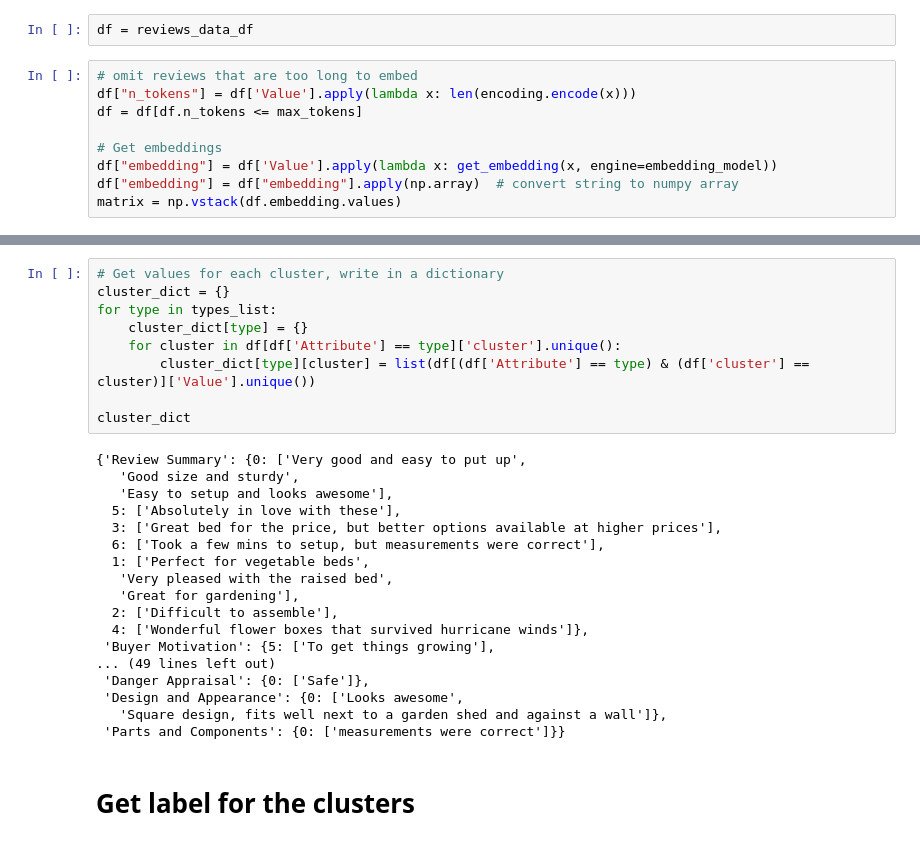
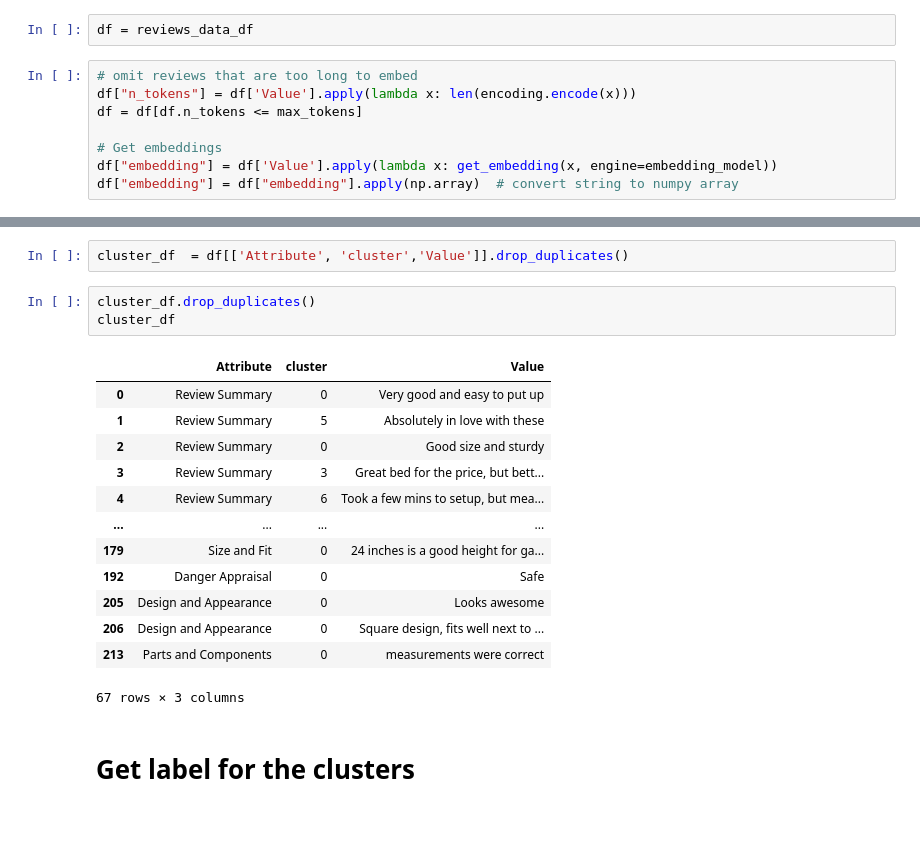
Before and after one commit to p-vbordei/ProductExplorer, a Jupyter notebook: notebooks/Data_Reviews_step_3_clustering.ipynb, the cells around one changed output, grey strips where cells are left out. Drawn from its saved outputs; the diff is of its cells as text.

```diff
--- a/notebooks/Data_Reviews_step_3_clustering.ipynb
+++ b/notebooks/Data_Reviews_step_3_clustering.ipynb
@@ -90,7 +90,6 @@ df = df[df.n_tokens <= max_tokens]
 # Get embeddings
 df["embedding"] = df['Value'].apply(lambda x: get_embedding(x, engine=embedding_model))
 df["embedding"] = df["embedding"].apply(np.array)  # convert string to numpy array
-matrix = np.vstack(df.embedding.values)
 # %%
 max_n_clusters = 7
 df["cluster"] = np.nan
@@ -145,33 +145,25 @@ Try using .loc[row_indexer,col_indexer] = value instead
 
 See the caveats in the documentation: https://pandas.pydata.org/pandas-docs/stable/user_guide/indexing.html#returning-a-view-versus-a-copy
   df_type["cluster"] = labels
-# %%
-# Get values for each cluster, write in a dictionary
-cluster_dict = {}
-for type in types_list:
-    cluster_dict[type] = {}
-    for cluster in df[df['Attribute'] == type]['cluster'].unique():
-        cluster_dict[type][cluster] = list(df[(df['Attribute'] == type) & (df['cluster'] == cluster)]['Value'].unique())
-
-cluster_dict
-# %% [output]
-{'Review Summary': {0: ['Very good and easy to put up',
-   'Good size and sturdy',
-   'Easy to setup and looks awesome'],
-  5: ['Absolutely in love with these'],
-  3: ['Great bed for the price, but better options available at higher prices'],
-  6: ['Took a few mins to setup, but measurements were correct'],
-  1: ['Perfect for vegetable beds',
-   'Very pleased with the raised bed',
-   'Great for gardening'],
-  2: ['Difficult to assemble'],
-  4: ['Wonderful flower boxes that survived hurricane winds']},
- 'Buyer Motivation': {5: ['To get things growing'],
-... (49 lines left out)
- 'Danger Appraisal': {0: ['Safe']},
- 'Design and Appearance': {0: ['Looks awesome',
-   'Square design, fits well next to a garden shed and against a wall']},
- 'Parts and Components': {0: ['measurements were correct']}}
+# %%
+cluster_df  = df[['Attribute', 'cluster','Value']].drop_duplicates()
+# %%
+cluster_df.drop_duplicates()
+cluster_df
+# %% [output]
+|  | Attribute | cluster | Value |
+| 0 | Review Summary | 0 | Very good and easy to put up |
+| 1 | Review Summary | 5 | Absolutely in love with these |
+| 2 | Review Summary | 0 | Good size and sturdy |
+| 3 | Review Summary | 3 | Great bed for the price, but bett... |
+| 4 | Review Summary | 6 | Took a few mins to setup, but mea... |
+| ... | ... | ... | ... |
+| 179 | Size and Fit | 0 | 24 inches is a good height for ga... |
+| 192 | Danger Appraisal | 0 | Safe |
+| 205 | Design and Appearance | 0 | Looks awesome |
+| 206 | Design and Appearance | 0 | Square design, fits well next to ... |
+| 213 | Parts and Components | 0 | measurements were correct |
+67 rows × 3 columns
 # %% [markdown]
 # Get label for the clusters
 # %%
```
Also changed, not shown: parts of 18 cells of this notebook, 2 other files.
